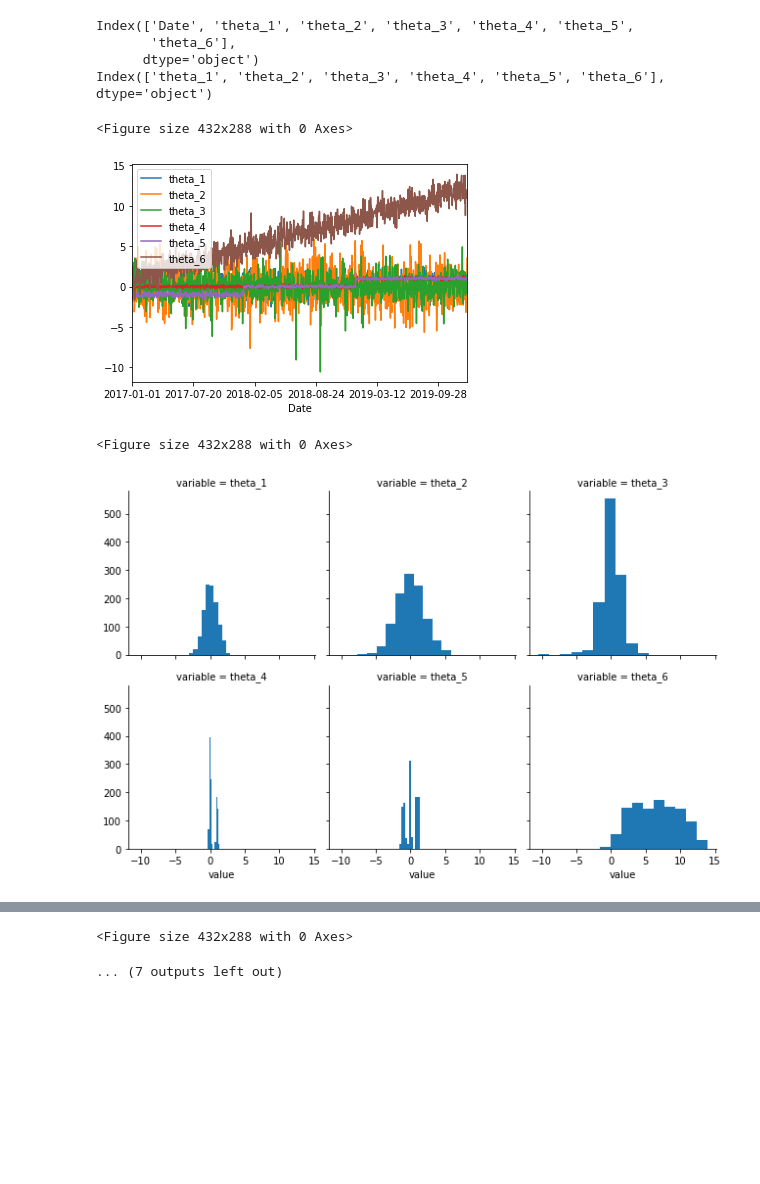
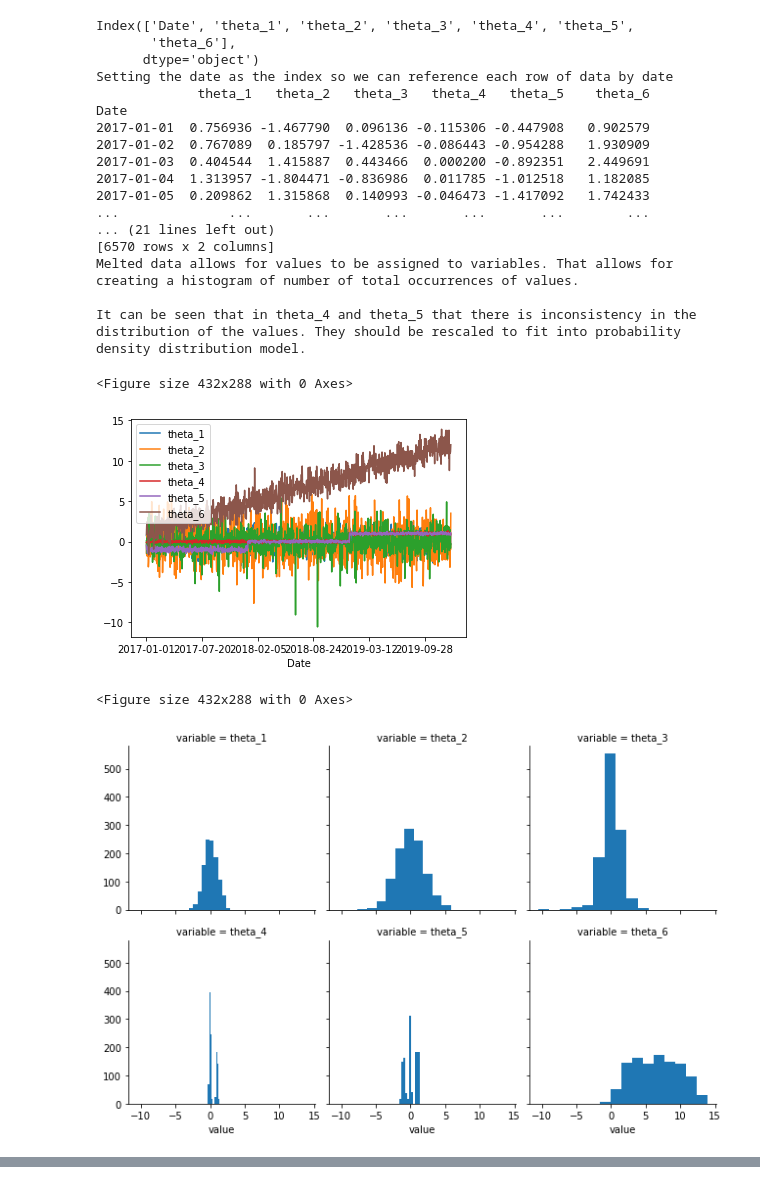
Before and after one commit to wojtekgrzela/public_lectures, a Jupyter notebook: Data Analytics/Lab 1 - Python review/Data_Analytics_Lab_1.ipynb, the cells around one changed output, grey strips where cells are left out. Saved outputs shown, nothing was run; the diff lists cells and outputs as text; code cells hidden in the pictures; blank space fills up the shorter version.

Commit message:
Added comments to lab1 and lab2 of Data Analytics

```diff
--- a/Data Analytics/Lab 1 - Python review/Data_Analytics_Lab_1.ipynb
+++ b/Data Analytics/Lab 1 - Python review/Data_Analytics_Lab_1.ipynb
@@ -3,71 +3,62 @@ import pandas as pd
 import seaborn as sns
 import numpy as np
 import matplotlib.pyplot as plt
+from termcolor import colored
 
 data = pd.read_csv('Data1.csv')
 
 data.rename(columns={'Unnamed: 0':'Date'}, inplace=True)
 kolumny = data.columns
 print(kolumny)
 
-# data.set_index('Date')
-# data = data.set_index('Date')
-
-# print(data)
-# data.head()
-
 
 plt.figure()
 data = data.set_index('Date')
+print(colored("Setting the date as the index so we can reference each row of data by date", 'red'))
+print(data)
 data.plot()
 
 
 dataMelted = data.melt()
-# print(data)
-# print(dataMelted)
+print(colored("Melting creates an array of columns with variable and value", 'red'))
+print(dataMelted)
 
 plt.figure()
 grid = sns.FacetGrid(dataMelted, col="variable", col_wrap=3)
 grid.map(plt.hist, "value")
 
 # plt.figure()
 # sns.distplot(data['theta_1'],kde=True)
 
+
 for i in kolumny:
     if i == kolumny[0]:
         continue
     plt.figure()
     sns.distplot(data[i], kde=True, hist=False)
-# sns.kdeplot(data)
-# plt.show()
 
-
-'''Data from year: 2018'''
-
-data2018 = data['2018-01-01':'2019-01-01']
-
-plt.figure()
-data2018.plot()
-
-kolumny2018 = data.columns
-print(kolumny2018)
-
-dataMelted2018 = data2018.melt()
-
-plt.figure()
-grid = sns.FacetGrid(dataMelted, col="variable", col_wrap=3)
-grid.map(plt.hist, "value")
-
-for i in range(1,5):
-    plt.figure()
-    sns.distplot(data[kolumny2018[i]], kde=True, hist=False)
+print(colored("Melted data allows for values to be assigned to variables. That allows for creating a histogram of number of total occurrences of values.\n", 'red'))
+print(colored("It can be seen that in theta_4 and theta_5 that there is inconsistency in the distribution of the values. They should be rescaled to fit into probability density distribution model.", 'red'))
 # %% [output]
 Index(['Date', 'theta_1', 'theta_2', 'theta_3', 'theta_4', 'theta_5',
        'theta_6'],
       dtype='object')
-Index(['theta_1', 'theta_2', 'theta_3', 'theta_4', 'theta_5', 'theta_6'], dtype='object')
+Setting the date as the index so we can reference each row of data by date
+             theta_1   theta_2   theta_3   theta_4   theta_5    theta_6
+Date
+2017-01-01  0.756936 -1.467790  0.096136 -0.115306 -0.447908   0.902579
+2017-01-02  0.767089  0.185797 -1.428536 -0.086443 -0.954288   1.930909
+2017-01-03  0.404544  1.415887  0.443466  0.000200 -0.892351   2.449691
+2017-01-04  1.313957 -1.804471 -0.836986  0.011785 -1.012518   1.182085
+2017-01-05  0.209862  1.315868  0.140993 -0.046473 -1.417092   1.742433
+...              ...       ...       ...       ...       ...        ...
+... (21 lines left out)
+[6570 rows x 2 columns]
+Melted data allows for values to be assigned to variables. That allows for creating a histogram of number of total occurrences of values.
+
+It can be seen that in theta_4 and theta_5 that there is inconsistency in the distribution of the values. They should be rescaled to fit into probability density distribution model.
 <Figure size 432x288 with 0 Axes>
-[figure, old version]
+[figure, new version]
 <Figure size 432x288 with 0 Axes>
 [figure]
 [figure]
@@ -76,5 +67,3 @@ Index(['theta_1', 'theta_2', 'theta_3', 'theta_4', 'theta_5', 'theta_6'], dtype=
 [figure]
 [figure]
 [figure]
-<Figure size 432x288 with 0 Axes>
-... (7 outputs left out)
```
Also changed, not shown: parts of 2 cells of this notebook, 2 other files.
